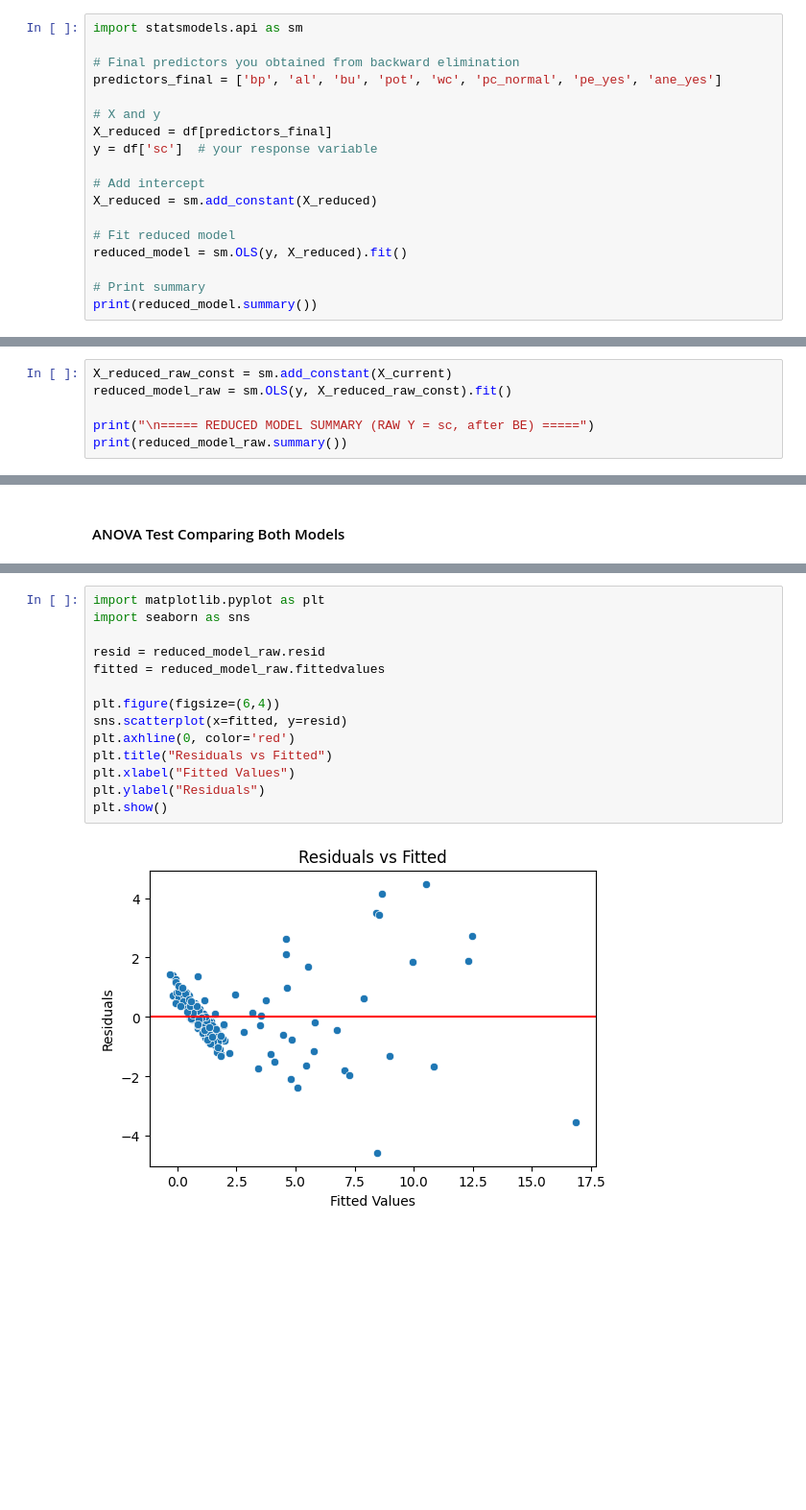
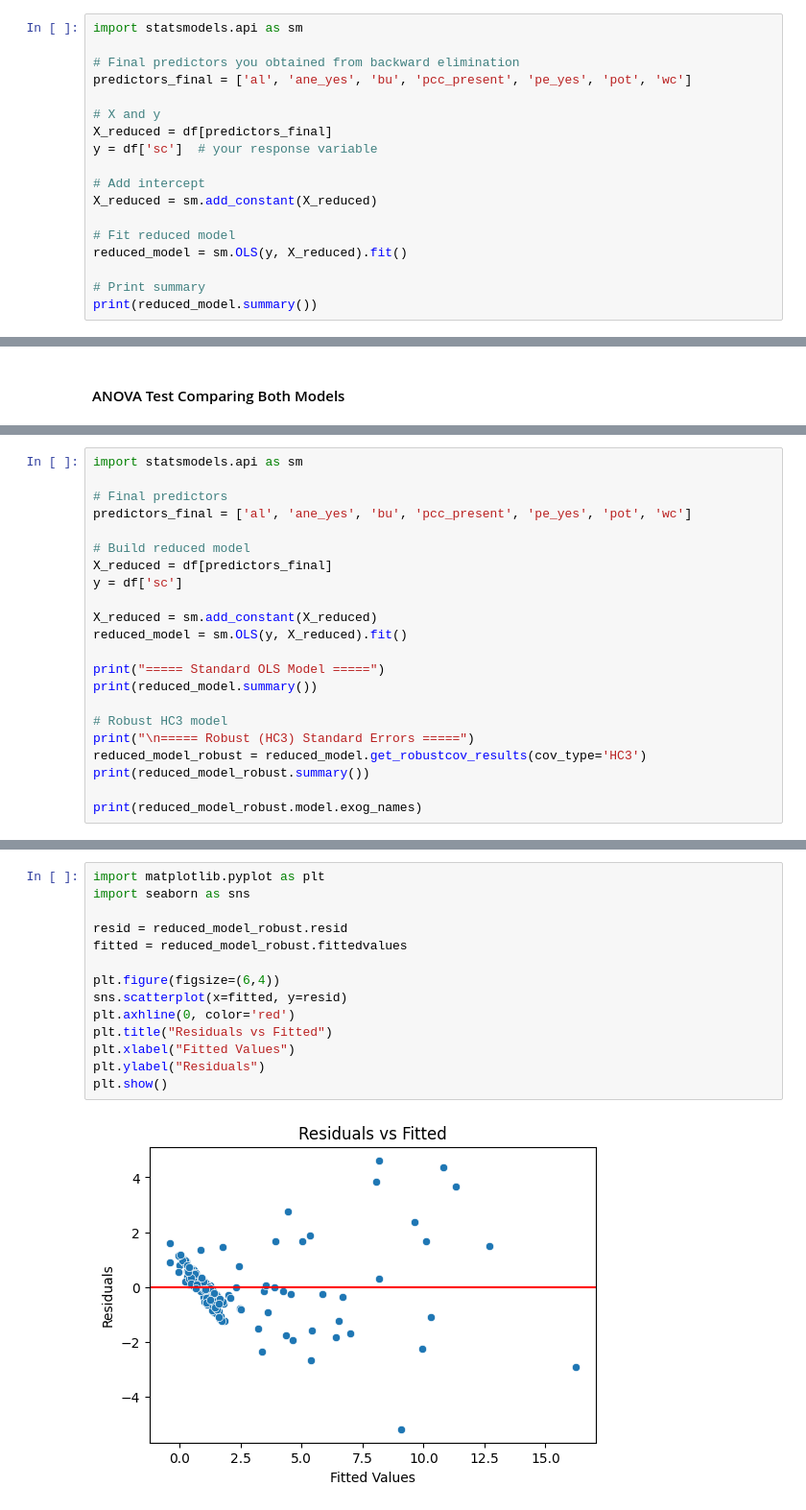
Before and after one commit to namrata0516/kidney_failure_analysis, a Jupyter notebook: model.ipynb, the cells around one changed output, grey strips where cells are left out. Shown at 96% size. Saved outputs shown, nothing was run; the diff lists cells and outputs as text; blank space fills up the shorter version.

Commit message:
updated after google meets

```diff
--- a/model.ipynb
+++ b/model.ipynb
@@ -204,7 +343,7 @@ Final predictor set for RAW Y after BE:
 import statsmodels.api as sm
 
 # Final predictors you obtained from backward elimination
-predictors_final = ['bp', 'al', 'bu', 'pot', 'wc', 'pc_normal', 'pe_yes', 'ane_yes']
+predictors_final = ['al', 'ane_yes', 'bu', 'pcc_present', 'pe_yes', 'pot', 'wc']
 
 # X and y
 X_reduced = df[predictors_final]
@@ -262,6 +407,0 @@ print(vif_df)
-# %%
-X_reduced_raw_const = sm.add_constant(X_current)
-reduced_model_raw = sm.OLS(y, X_reduced_raw_const).fit()
-
-print("\n===== REDUCED MODEL SUMMARY (RAW Y = sc, after BE) =====")
-print(reduced_model_raw.summary())
@@ -323 +445,23 @@ Since p-value = 0.3150 > 0.05, we FAIL to reject H0.
 → Conclusion: The reduced model is sufficient; we can keep the simpler model.
+# %%
+import statsmodels.api as sm
+
+# Final predictors
+predictors_final = ['al', 'ane_yes', 'bu', 'pcc_present', 'pe_yes', 'pot', 'wc']
+
+# Build reduced model
+X_reduced = df[predictors_final]
+y = df['sc']
+
+X_reduced = sm.add_constant(X_reduced)
+reduced_model = sm.OLS(y, X_reduced).fit()
+
+print("===== Standard OLS Model =====")
+print(reduced_model.summary())
+
+# Robust HC3 model
+print("\n===== Robust (HC3) Standard Errors =====")
+reduced_model_robust = reduced_model.get_robustcov_results(cov_type='HC3')
+print(reduced_model_robust.summary())
+
+print(reduced_model_robust.model.exog_names)
@@ -324,19 +486,19 @@ Since p-value = 0.3150 > 0.05, we FAIL to reject H0.
 # %%
 import matplotlib.pyplot as plt
 import seaborn as sns
 
-resid = reduced_model_raw.resid
-fitted = reduced_model_raw.fittedvalues
+resid = reduced_model_robust.resid
+fitted = reduced_model_robust.fittedvalues
 
 plt.figure(figsize=(6,4))
 sns.scatterplot(x=fitted, y=resid)
 plt.axhline(0, color='red')
 plt.title("Residuals vs Fitted")
 plt.xlabel("Fitted Values")
 plt.ylabel("Residuals")
 plt.show()
 # %% [output]
-[figure, old version]
+[figure, new version]
 # %%
 import scipy.stats as stats
 
```
Also changed, not shown: parts of 13 cells of this notebook, 1 other file.
